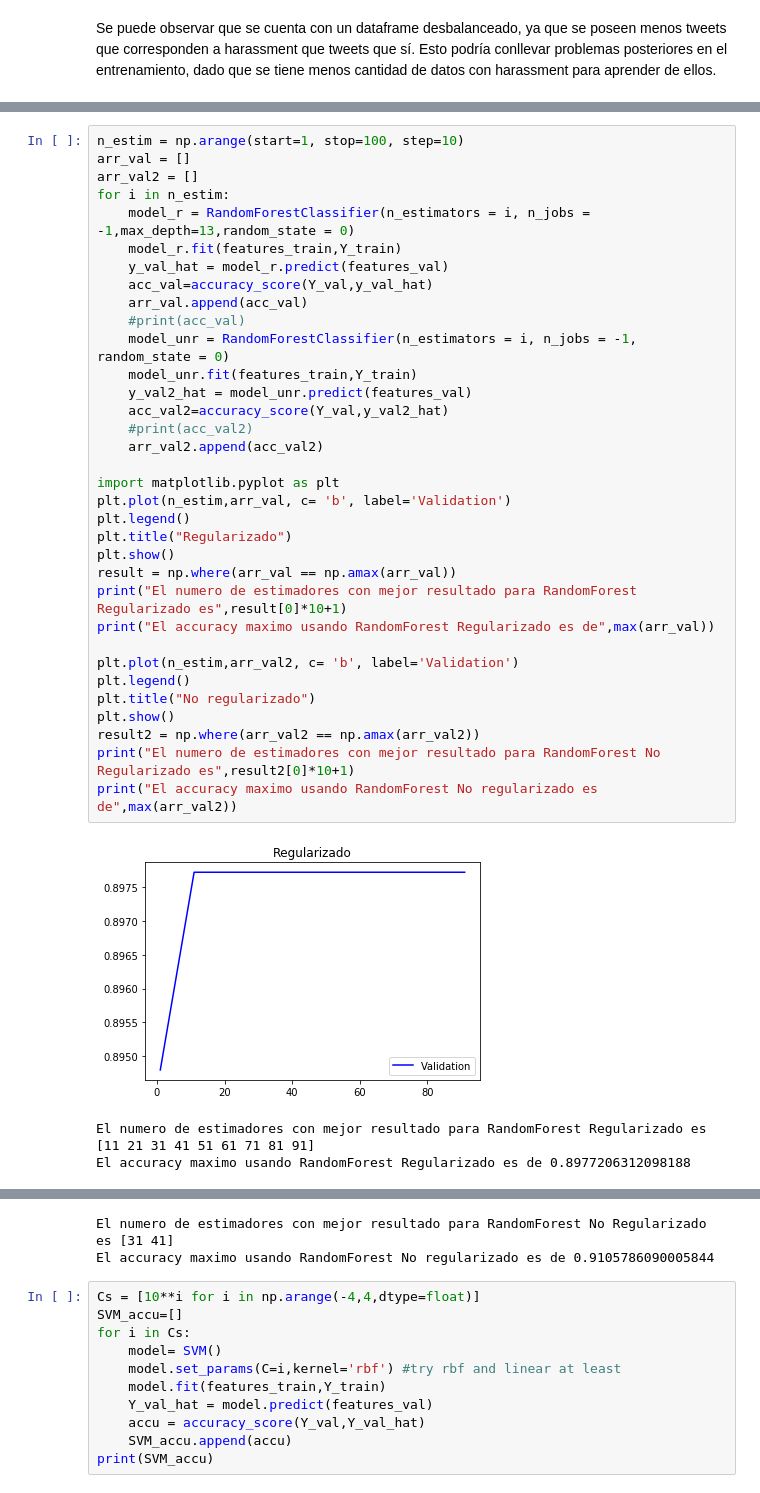
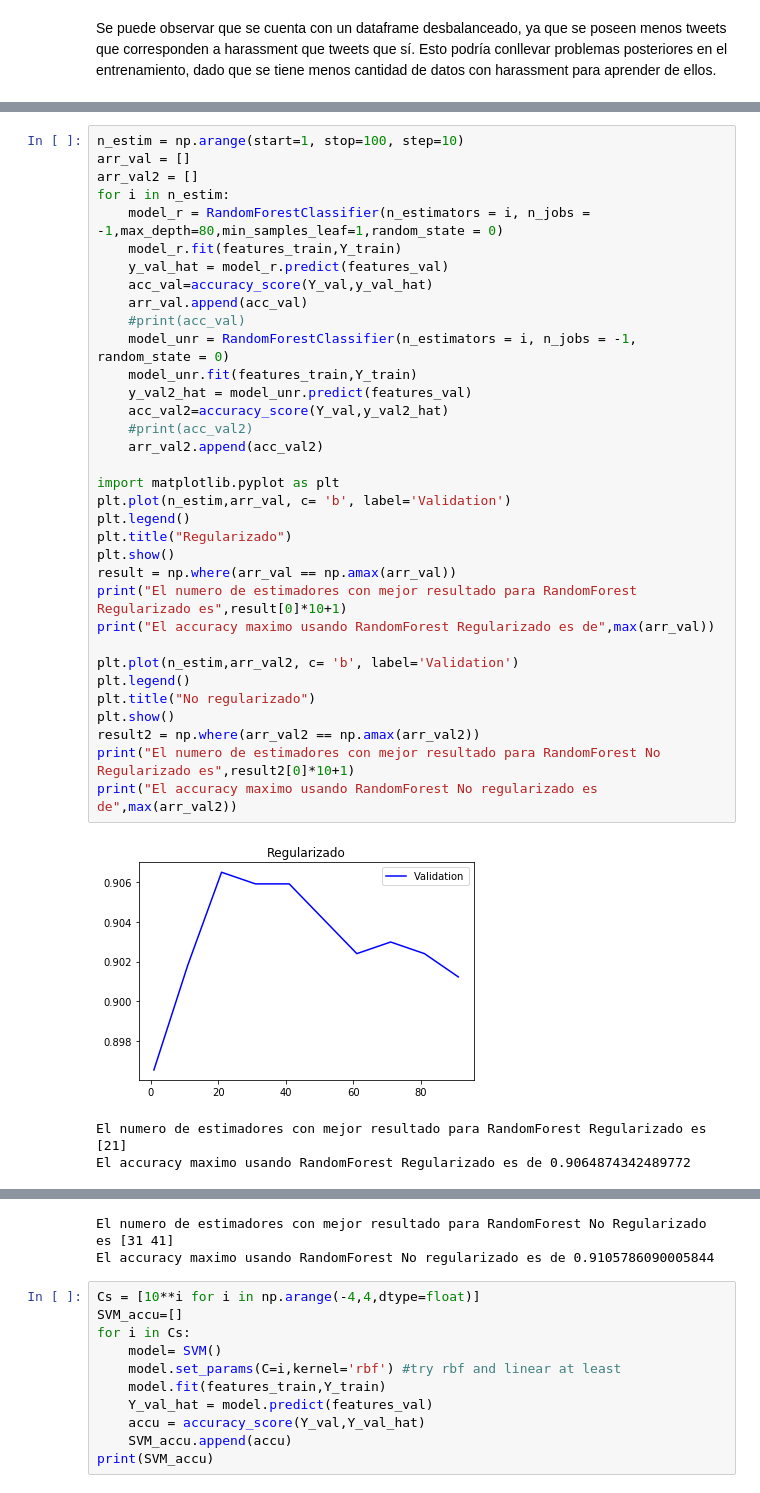
Before and after one commit to dguti97/Tarea3_ML, a Jupyter notebook: Seccion 2.ipynb, the cells around one changed output, grey strips where cells are left out. Saved outputs shown, nothing was run; the diff lists cells and outputs as text.

```diff
--- a/Seccion 2.ipynb
+++ b/Seccion 2.ipynb
@@ -138,39 +134,39 @@ n_estim = np.arange(start=1, stop=100, step=10)
 arr_val = []
 arr_val2 = []
 for i in n_estim:
-    model_r = RandomForestClassifier(n_estimators = i, n_jobs = -1,max_depth=13,random_state = 0)
+    model_r = RandomForestClassifier(n_estimators = i, n_jobs = -1,max_depth=80,min_samples_leaf=1,random_state = 0)
     model_r.fit(features_train,Y_train)
     y_val_hat = model_r.predict(features_val)
     acc_val=accuracy_score(Y_val,y_val_hat)
     arr_val.append(acc_val)
     #print(acc_val)
     model_unr = RandomForestClassifier(n_estimators = i, n_jobs = -1, random_state = 0)
     model_unr.fit(features_train,Y_train)
     y_val2_hat = model_unr.predict(features_val)
     acc_val2=accuracy_score(Y_val,y_val2_hat)
     #print(acc_val2)
     arr_val2.append(acc_val2)
 
 import matplotlib.pyplot as plt
 plt.plot(n_estim,arr_val, c= 'b', label='Validation')
 plt.legend()
 plt.title("Regularizado")
 plt.show()
 result = np.where(arr_val == np.amax(arr_val))
 print("El numero de estimadores con mejor resultado para RandomForest Regularizado es",result[0]*10+1)
 print("El accuracy maximo usando RandomForest Regularizado es de",max(arr_val))
 
 plt.plot(n_estim,arr_val2, c= 'b', label='Validation')
 plt.legend()
 plt.title("No regularizado")
 plt.show()
 result2 = np.where(arr_val2 == np.amax(arr_val2))
 print("El numero de estimadores con mejor resultado para RandomForest No Regularizado es",result2[0]*10+1)
 print("El accuracy maximo usando RandomForest No regularizado es de",max(arr_val2))
 # %% [output]
-[figure, old version]
+[figure, new version]
-El numero de estimadores con mejor resultado para RandomForest Regularizado es [11 21 31 41 51 61 71 81 91]
-El accuracy maximo usando RandomForest Regularizado es de 0.8977206312098188
+El numero de estimadores con mejor resultado para RandomForest Regularizado es [21]
+El accuracy maximo usando RandomForest Regularizado es de 0.9064874342489772
 [figure]
 El numero de estimadores con mejor resultado para RandomForest No Regularizado es [31 41]
 El accuracy maximo usando RandomForest No regularizado es de 0.9105786090005844
```
Also changed, not shown: parts of 4 cells of this notebook.
